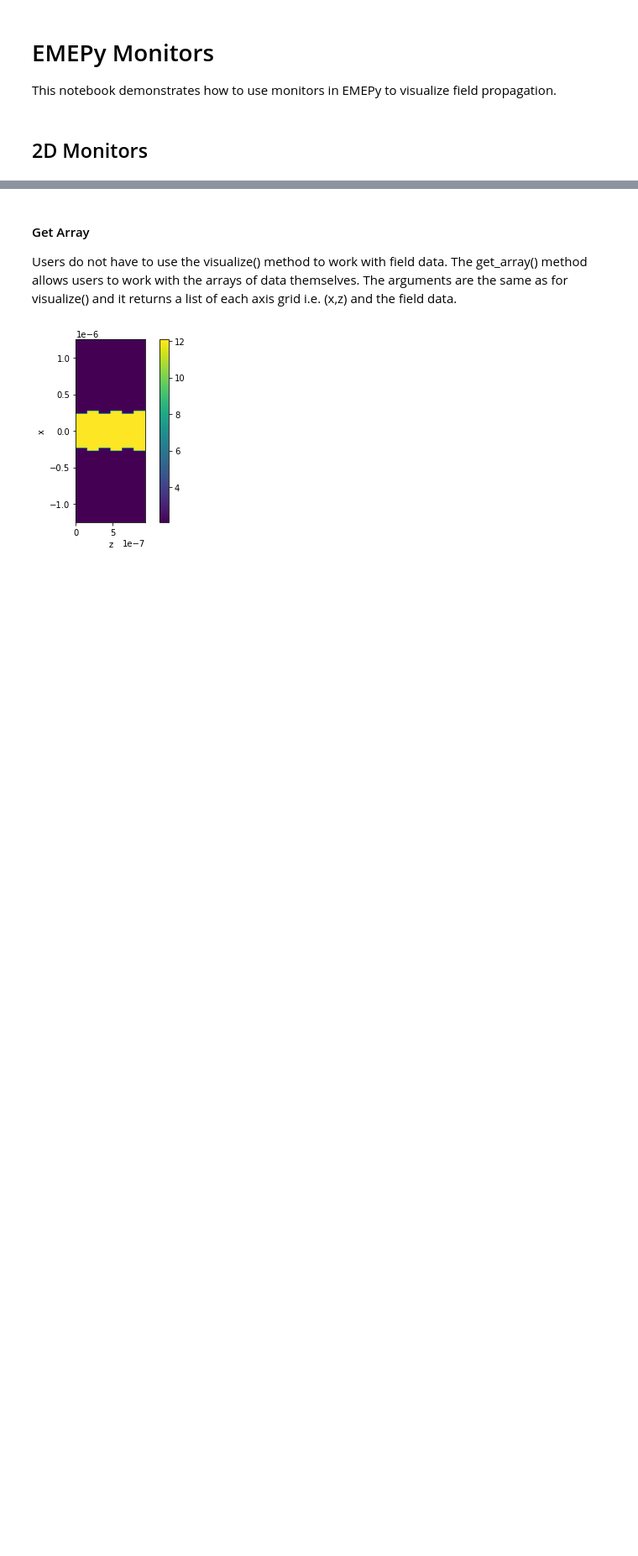
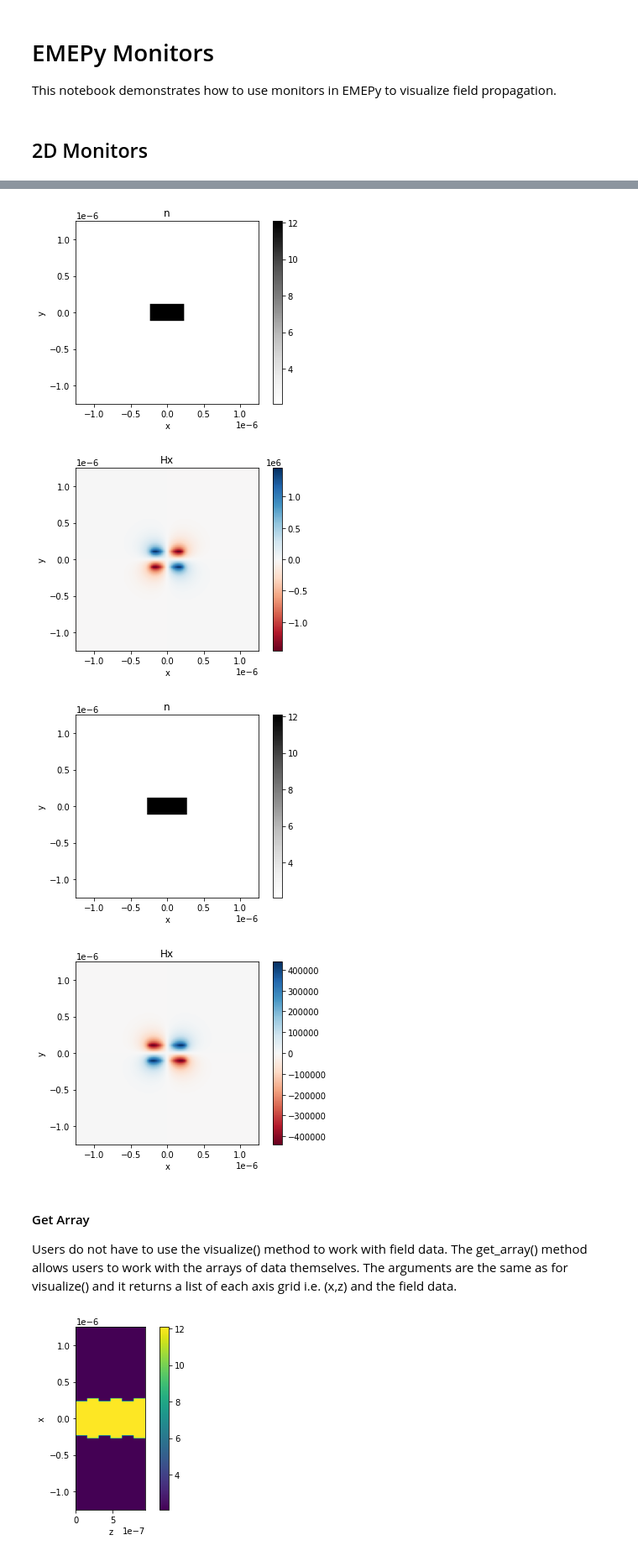
Before and after one commit to BYUCamachoLab/emepy, a Jupyter notebook: examples/tutorials/monitors.ipynb, the cells around one changed output, grey strips where cells are left out. Shown: that part at 84% size. Cells and saved outputs as stored; diff of their text form; code cells hidden in the pictures; blank space fills up the shorter version.

```diff
--- a/examples/tutorials/monitors.ipynb
+++ b/examples/tutorials/monitors.ipynb
@@ -49,3 +103,35 @@ eme.add_layer(Layer(mode_solver2, num_modes, wavelength, length))  # Second half
+# %%
+eme.reset(full_reset=False)
+
+monitor_small = eme.add_monitor(axes="xy", location=0e-6)
+monitor_large = eme.add_monitor(axes="xy", location=0.2e-6)
+
+eme.propagate()  # propagate at given wavelength
+
+plt.figure()
+monitor_small.visualize(component="n")
+plt.colorbar()
+plt.show()
+
+plt.figure()
+monitor_small.visualize(component="Hx")
+plt.colorbar()
+plt.show()
+
+plt.figure()
+monitor_large.visualize(component="n")
+plt.colorbar()
+plt.show()
+
+plt.figure()
+monitor_large.visualize(component="Hx")
+plt.colorbar()
+plt.show()
+# %% [output]
+[figure, added]
+[figure, added]
+[figure, added]
+[figure, added]
 # %% [markdown]
 #### Get Array
 
```
Also changed, not shown: parts of 8 cells of this notebook, 2 other files.
